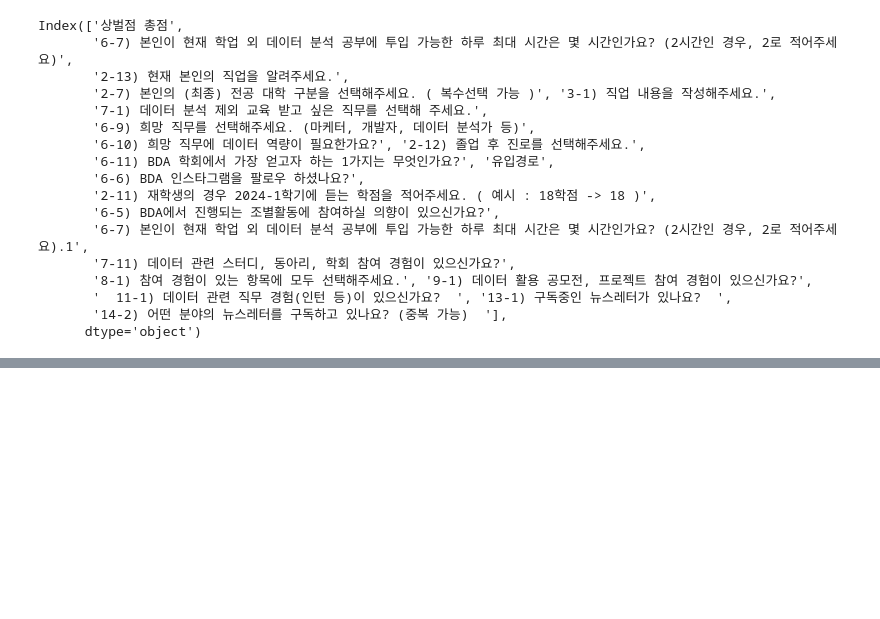
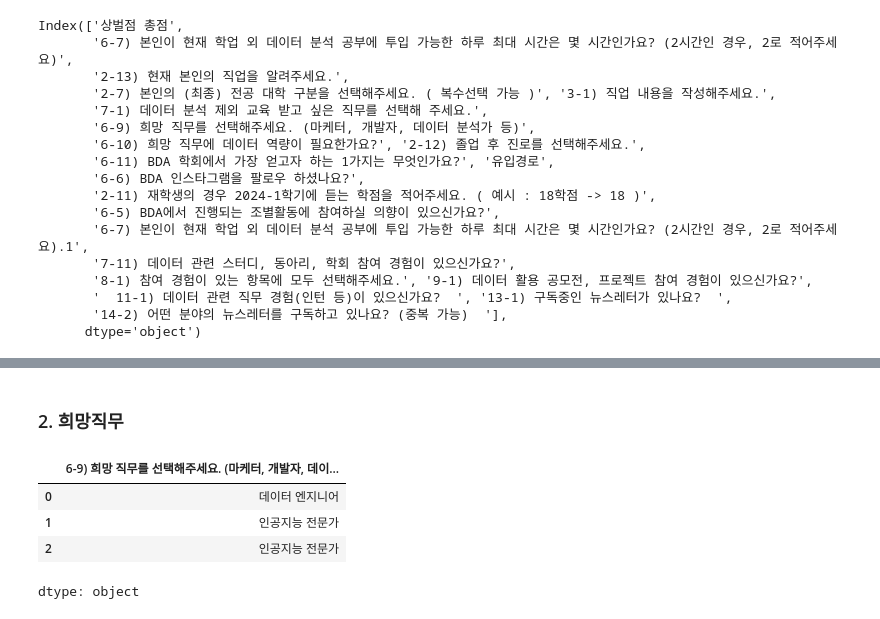
Before and after one commit to LYZAcell/data_study, a Jupyter notebook: BDA(통계)/이가영_41_최종과제_제출.ipynb, the cells around one changed output, grey strips where cells are left out. Drawn from its saved outputs; the diff is of its cells as text; code cells hidden in the pictures; blank space fills up the shorter version.

```diff
--- a/BDA(통계)/이가영_41_최종과제_제출.ipynb
+++ b/BDA(통계)/이가영_41_최종과제_제출.ipynb
@@ -258,0 +283,10 @@ Index(['상벌점 총점',
+# %% [markdown]
+### 2. 희망직무
+# %%
+point_df['6-9) 희망 직무를 선택해주세요. (마케터, 개발자, 데이터 분석가 등)'].head(3)
+# %% [output]
+|  | 6-9) 희망 직무를 선택해주세요. (마케터, 개발자, 데이... |
+| 0 | 데이터 엔지니어 |
+| 1 | 인공지능 전문가 |
+| 2 | 인공지능 전문가 |
+dtype: object
```
Also changed, not shown: parts of 5 cells of this notebook.
